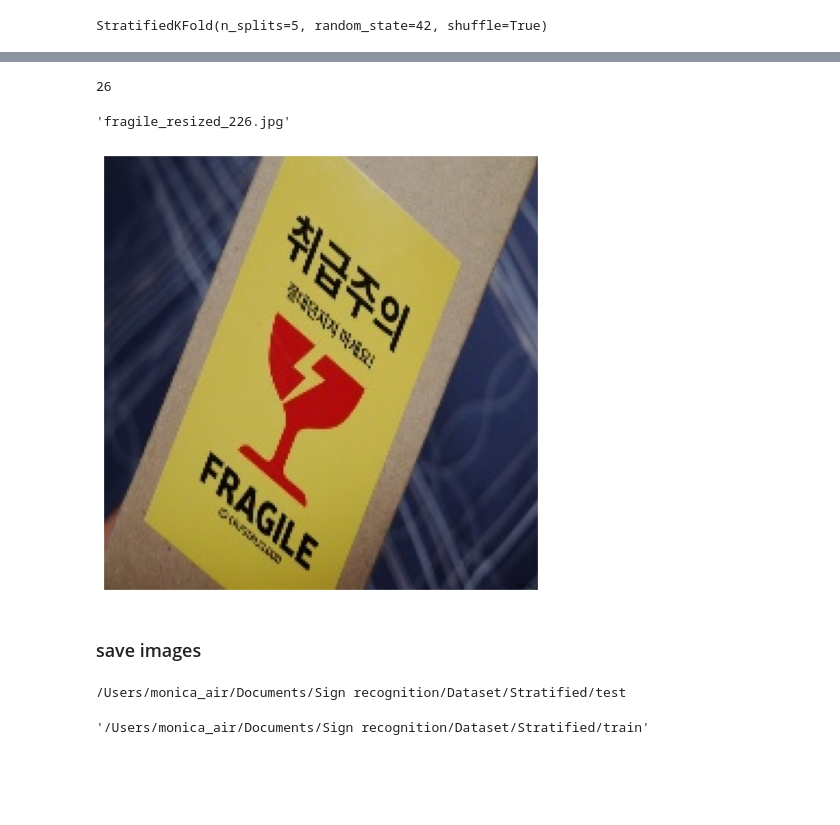
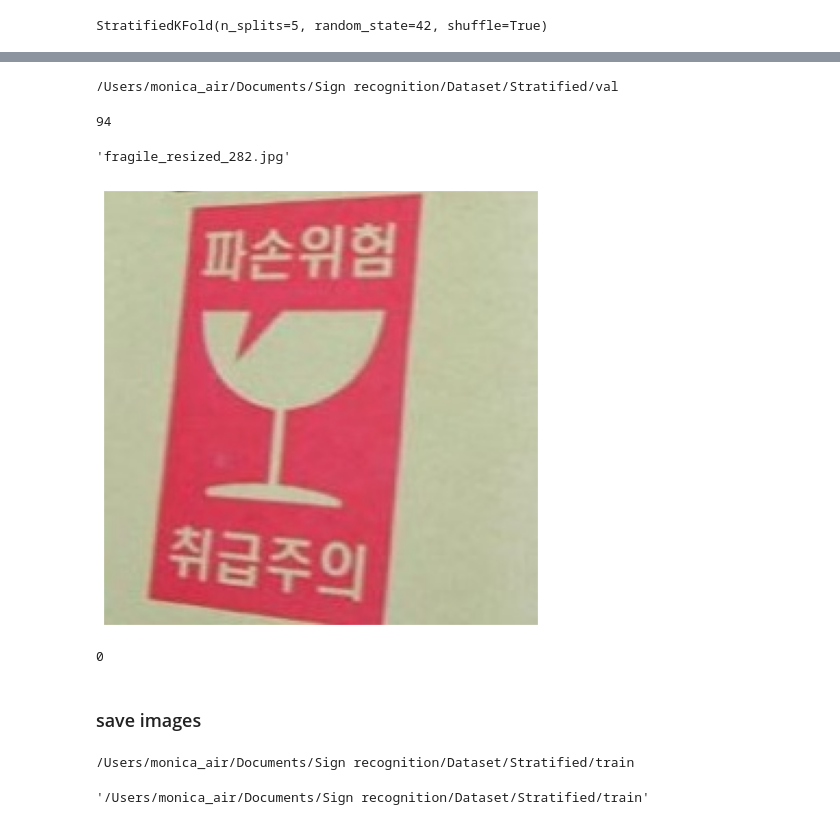
Before and after one commit to MonicaKim89/Sign_Recognition, a Jupyter notebook: [preprocessing] working_log/[0921] Stratified splits.ipynb, the cells around one changed output, grey strips where cells are left out. Cells and saved outputs as stored; diff of their text form; code cells hidden in the pictures; blank space fills up the shorter version.

```diff
--- a/[preprocessing] working_log/[0921] Stratified splits.ipynb
+++ b/[preprocessing] working_log/[0921] Stratified splits.ipynb
@@ -148,6 +148,8 @@ print(skf)
 # %% [output]
 StratifiedKFold(n_splits=5, random_state=42, shuffle=True)
 # %%
+#validation
+
 train_index, test_index = next(skf.split(features, labels))
-X_train, X_test = features[train_index], features[test_index]
-y_train, y_test = labels[train_index], labels[test_index]
+train_X, test_X = features[train_index], features[test_index]
+train_y, test_y = labels[train_index], labels[test_index]
@@ -153,0 +162,3 @@ y_train, y_test = labels[train_index], labels[test_index]
+# %%
+X = train_X
+y = train_y
@@ -153,0 +170,6 @@ y_train, y_test = labels[train_index], labels[test_index]
+# %%
+#train_test
+
+train_index, test_index = next(skf.split(X, y))
+X_train, X_test = X[train_index], X[test_index]
+y_train, y_test = y[train_index], y[test_index]
@@ -153,0 +195,4 @@ y_train, y_test = labels[train_index], labels[test_index]
+# %%
+cd /Users/monica_air/Documents/Sign recognition/Dataset/Stratified/val
+# %% [output]
+/Users/monica_air/Documents/Sign recognition/Dataset/Stratified/val
@@ -154,13 +209,17 @@ y_train, y_test = labels[train_index], labels[test_index]
 # %%
-train_index[20]
+test_index[20]
 # %% [output]
-26
+94
 # %%
-feature_names[26]
+feature_names[94]
 # %% [output]
-'fragile_resized_226.jpg'
+'fragile_resized_282.jpg'
 # %%
-jpg = X_train[20].reshape(200,200,3)
+jpg = X_test[20].reshape(200,200,3)
 show(jpg)
 # %% [output]
-[figure, old version]
+[figure, new version]
+# %%
+train_y[20]
+# %% [output]
+0
@@ -176,9 +252,9 @@ test_img_list = []
 for i in test_index:
     test_img_list.append(img_path[i])
 # %%
-cd /Users/monica_air/Documents/Sign recognition/Dataset/Stratified/test
+cd /Users/monica_air/Documents/Sign recognition/Dataset/Stratified/train
 # %% [output]
-/Users/monica_air/Documents/Sign recognition/Dataset/Stratified/test
+/Users/monica_air/Documents/Sign recognition/Dataset/Stratified/train
 # %%
 /pwd
 # %% [output]
```
Also changed, not shown: parts of 10 cells of this notebook.
